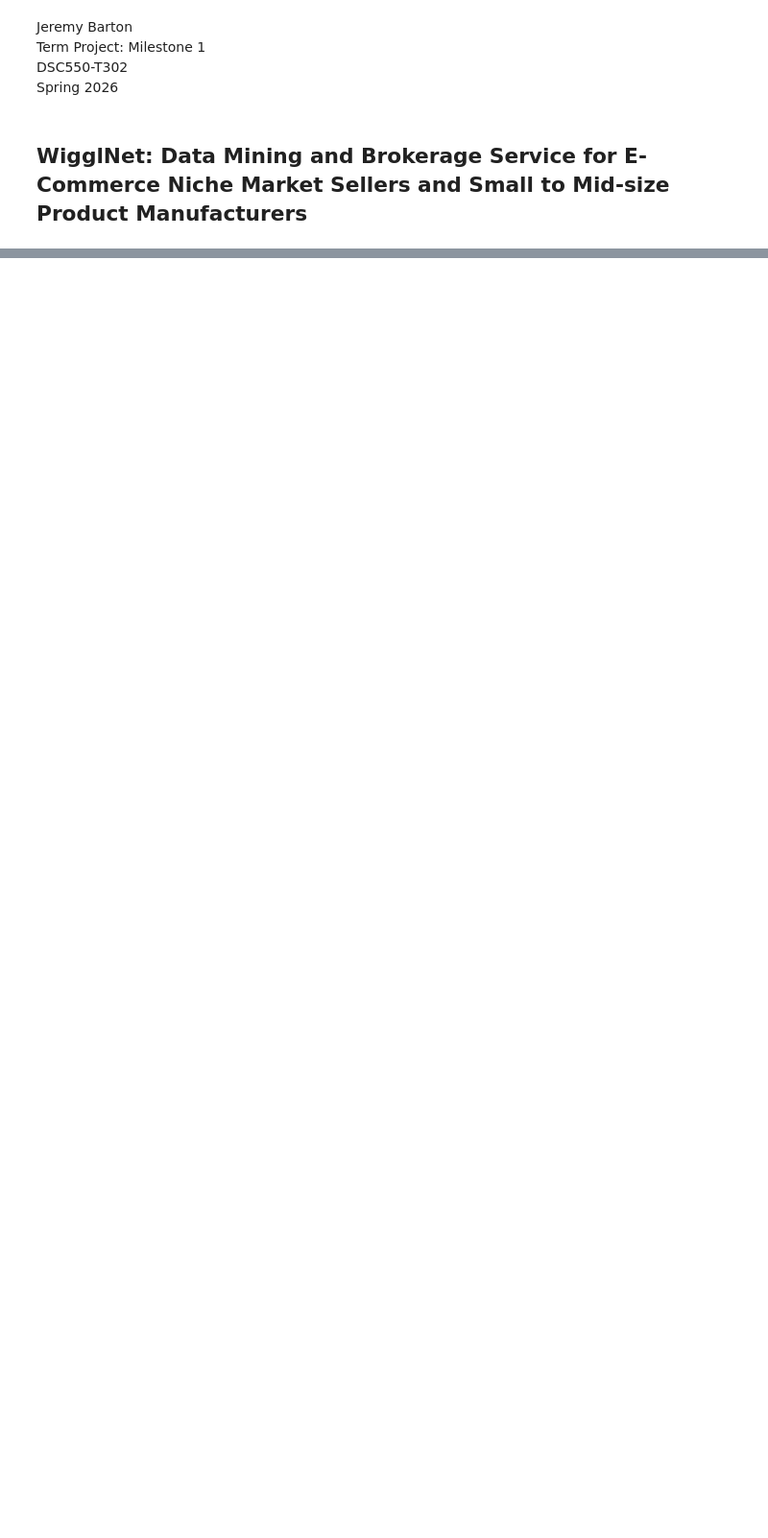
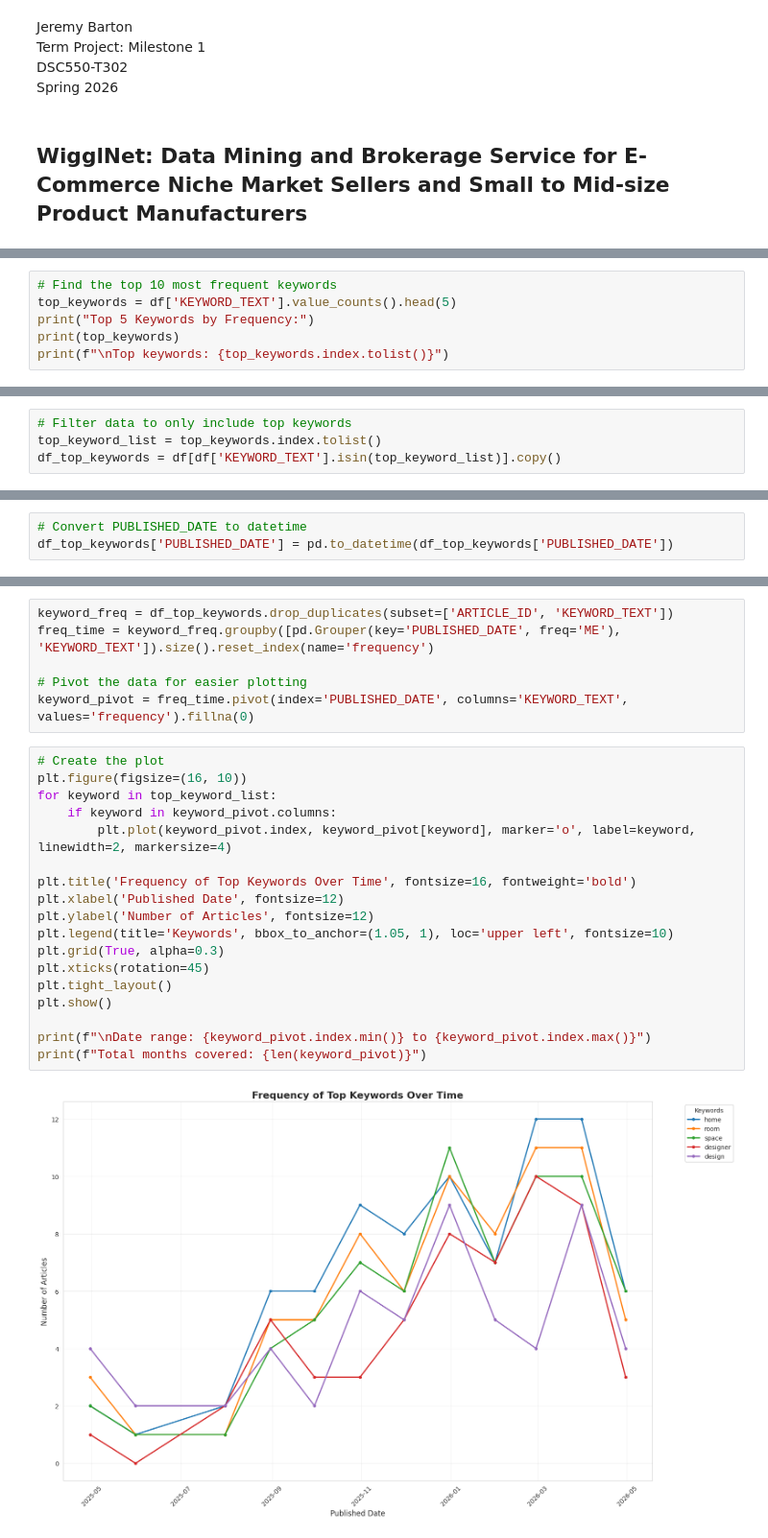
Before and after one commit to jsbwxyz/DSC500-TermProject, a Jupyter notebook: docs/DSC500/TermProject-Milestone-1.ipynb, the cells around one changed output, grey strips where cells are left out. Shown at 96% size. Cells and saved outputs as stored; diff of their text form; blank space fills up the shorter version.

```diff
--- a/docs/DSC500/TermProject-Milestone-1.ipynb
+++ b/docs/DSC500/TermProject-Milestone-1.ipynb
@@ -17,0 +135,6 @@ WigglNet provides data with mined insights built-in, so small ecommerce business
+# %%
+# Find the top 10 most frequent keywords
+top_keywords = df['KEYWORD_TEXT'].value_counts().head(5)
+print("Top 5 Keywords by Frequency:")
+print(top_keywords)
+print(f"\nTop keywords: {top_keywords.index.tolist()}")
@@ -17,0 +154,4 @@ WigglNet provides data with mined insights built-in, so small ecommerce business
+# %%
+# Filter data to only include top keywords
+top_keyword_list = top_keywords.index.tolist()
+df_top_keywords = df[df['KEYWORD_TEXT'].isin(top_keyword_list)].copy()
@@ -17,0 +160,3 @@ WigglNet provides data with mined insights built-in, so small ecommerce business
+# %%
+# Convert PUBLISHED_DATE to datetime
+df_top_keywords['PUBLISHED_DATE'] = pd.to_datetime(df_top_keywords['PUBLISHED_DATE'])
@@ -17,0 +165,26 @@ WigglNet provides data with mined insights built-in, so small ecommerce business
+# %%
+keyword_freq = df_top_keywords.drop_duplicates(subset=['ARTICLE_ID', 'KEYWORD_TEXT'])
+freq_time = keyword_freq.groupby([pd.Grouper(key='PUBLISHED_DATE', freq='ME'), 'KEYWORD_TEXT']).size().reset_index(name='frequency')
+
+# Pivot the data for easier plotting
+keyword_pivot = freq_time.pivot(index='PUBLISHED_DATE', columns='KEYWORD_TEXT', values='frequency').fillna(0)
+# %%
+# Create the plot
+plt.figure(figsize=(16, 10))
+for keyword in top_keyword_list:
+    if keyword in keyword_pivot.columns:
+        plt.plot(keyword_pivot.index, keyword_pivot[keyword], marker='o', label=keyword, linewidth=2, markersize=4)
+
+plt.title('Frequency of Top Keywords Over Time', fontsize=16, fontweight='bold')
+plt.xlabel('Published Date', fontsize=12)
+plt.ylabel('Number of Articles', fontsize=12)
+plt.legend(title='Keywords', bbox_to_anchor=(1.05, 1), loc='upper left', fontsize=10)
+plt.grid(True, alpha=0.3)
+plt.xticks(rotation=45)
+plt.tight_layout()
+plt.show()
+
+print(f"\nDate range: {keyword_pivot.index.min()} to {keyword_pivot.index.max()}")
+print(f"Total months covered: {len(keyword_pivot)}")
+# %% [output]
+[figure, added]
```
Also changed, not shown: parts of 25 cells of this notebook, 1 other file.
